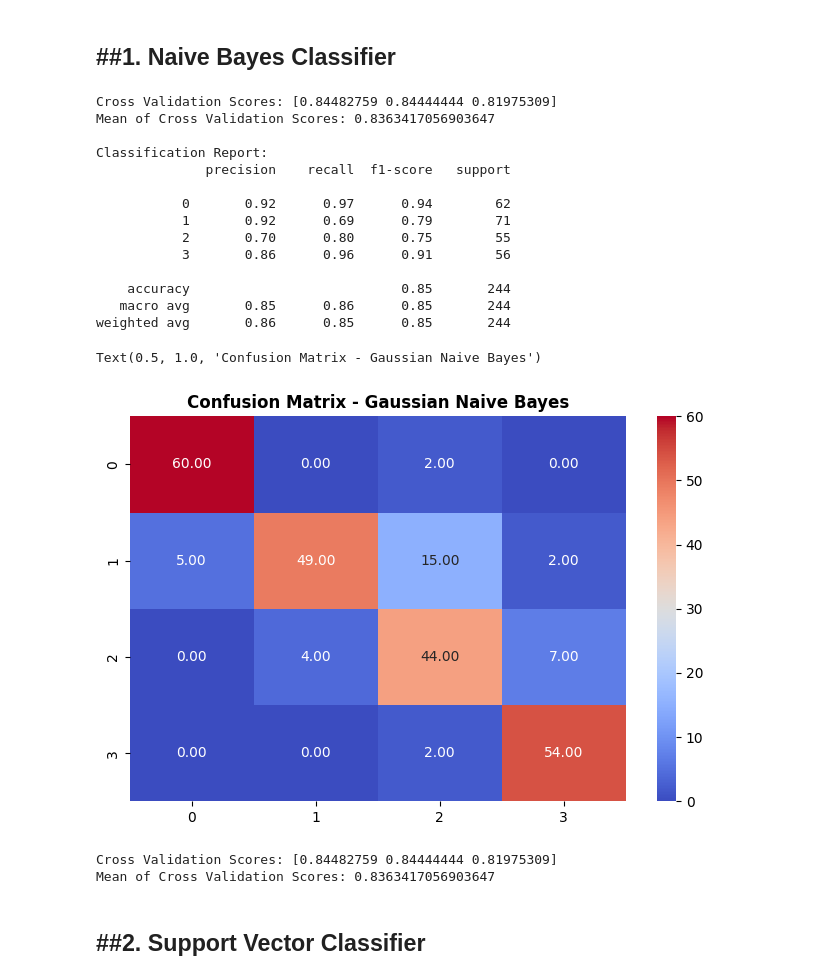
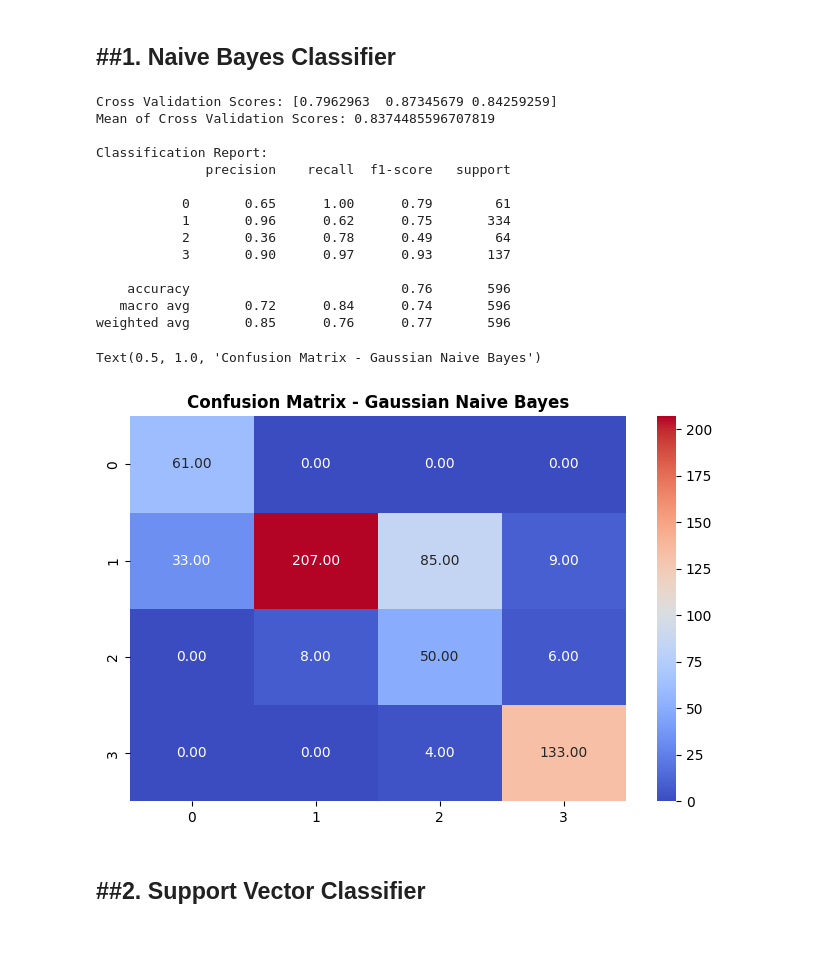
Before and after one commit to comradelouis-ftj/Traffic-Congestion-Analysis, a Jupyter notebook: DA_traffic_congestion_no8.ipynb, the cells around one changed output. Cells and saved outputs as stored; diff of their text form; code cells hidden in the pictures; blank space fills up the shorter version.

```diff
--- a/DA_traffic_congestion_no8.ipynb
+++ b/DA_traffic_congestion_no8.ipynb
@@ -319,4 +306,9 @@ dtype: int64
 # %% [markdown]
 ###a. Select K-Best
+# %%
+numerical = ['Time', 'Date', 'CarCount', 'BikeCount', 'BusCount', 'TruckCount']
+categoric = [
+    'Day of the week_Monday', 'Day of the week_Saturday', 'Day of the week_Sunday', 'Day of the week_Thursday',
+    'Day of the week_Tuesday', 'Day of the week_Wednesday']
 # %%
 selector = SelectKBest(score_func=chi2, k=4)
@@ -340,3 +326,11 @@ score_df
 | Day of the week_Thursday | 7.310727 |
 | Day of the week_Tuesday | 3.362100 |
 | Day of the week_Monday | 1.364781 |
+# %%
+selector = SelectKBest(score_func=f_classif, k=4)
+selector.fit(df_new[numerical], df_new['Situation_Encoded'])
+
+score_df = pd.DataFrame({
+    'score': selector.scores_
+}, index=numerical).sort_values(by='score', ascending=False)
+score_df
@@ -389,14 +392,13 @@ cols_rfecv = result_df[result_df['use_feature'] == True].index.tolist()
 ##**3. Data Splitting & Undersampling**
 ---
 # %%
-x = df_new[cols_rfecv]
+x = df_new[cols_skbest]
 y = df_new['Situation_Encoded']
 
+x_train, x_test, y_train, y_test = train_test_split(x, y, stratify=y, test_size=0.2, random_state=42)
 rus = RandomUnderSampler()
-x, y = rus.fit_resample(x, y)
+x_train, y_train = rus.fit_resample(x_train, y_train)
 
-print(y.value_counts())
-
-x_train, x_test, y_train, y_test = train_test_split(x, y, test_size=0.2, random_state=42)
+print(y_train.value_counts())
 # %% [output]
 Situation_Encoded
@@ -409,12 +411,12 @@ Name: count, dtype: int64
 ##**4. Data Normalization**
 ---
 # %%
-normalizer = MinMaxScaler()
-normalizer.fit(x_train)
+scaler = StandardScaler()
+scaler.fit(x_train)
 
-x_nml = normalizer.transform(x)
-x_train_nml = normalizer.transform(x_train)
-x_test_nml = normalizer.transform(x_test)
+x_nml = scaler.transform(x)
+x_train_nml = scaler.transform(x_train)
+x_test_nml = scaler.transform(x_test)
 # %% [markdown]
 #**Data Modelling**
 ---
@@ -424,46 +426,37 @@ x_test_nml = normalizer.transform(x_test)
 # %%
 gnb = GaussianNB()
 gnb.fit(x_train_nml, y_train)
 
 kfold = KFold(n_splits=3, shuffle=True, random_state=42)
-cross_val = cross_val_score(gnb, x_nml, y, cv=kfold, scoring='accuracy')
+cross_val = cross_val_score(gnb, x_train_nml, y_train, cv=kfold, scoring='accuracy')
 
 print(f'Cross Validation Scores: {cross_val}')
 print(f'Mean of Cross Validation Scores: {cross_val.mean()}\n')
 
 y_pred = gnb.predict(x_test_nml)
 print(f'Classification Report:\n{classification_report(y_test, y_pred)}')
 cm = confusion_matrix(y_test, y_pred)
 
 plt.figure(figsize=(8, 5))
 sns.heatmap(cm, annot=True, cmap='coolwarm', fmt='.2f')
 plt.title('Confusion Matrix - Gaussian Naive Bayes', fontsize=12, fontweight='bold')
 # %% [output]
-Cross Validation Scores: [0.84482759 0.84444444 0.81975309]
-Mean of Cross Validation Scores: 0.8363417056903647
+Cross Validation Scores: [0.7962963  0.87345679 0.84259259]
+Mean of Cross Validation Scores: 0.8374485596707819
 
 Classification Report:
               precision    recall  f1-score   support
 
-           0       0.92      0.97      0.94        62
-           1       0.92      0.69      0.79        71
-           2       0.70      0.80      0.75        55
-           3       0.86      0.96      0.91        56
+           0       0.65      1.00      0.79        61
+           1       0.96      0.62      0.75       334
+           2       0.36      0.78      0.49        64
+           3       0.90      0.97      0.93       137
 
-    accuracy                           0.85       244
-   macro avg       0.85      0.86      0.85       244
-weighted avg       0.86      0.85      0.85       244
+    accuracy                           0.76       596
+   macro avg       0.72      0.84      0.74       596
+weighted avg       0.85      0.76      0.77       596
 Text(0.5, 1.0, 'Confusion Matrix - Gaussian Naive Bayes')
-[figure, old version]
+[figure, new version]
-# %%
-kfold = KFold(n_splits=3, shuffle=True, random_state=42)
-cross_val = cross_val_score(gnb, x_nml, y, cv=kfold, scoring='accuracy')
-
-print(f'Cross Validation Scores: {cross_val}')
-print(f'Mean of Cross Validation Scores: {cross_val.mean()}\n')
-# %% [output]
-Cross Validation Scores: [0.84482759 0.84444444 0.81975309]
-Mean of Cross Validation Scores: 0.8363417056903647
 # %% [markdown]
 ##**2. Support Vector Classifier**
 ---
```
Also changed, not shown: parts of 35 cells of this notebook, 1 other file.
